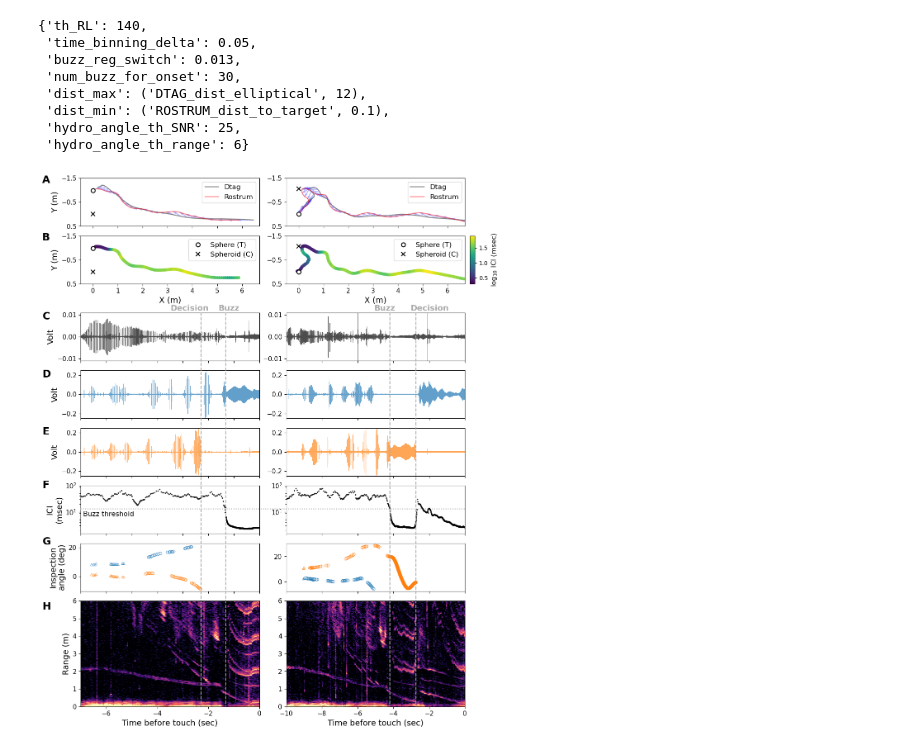
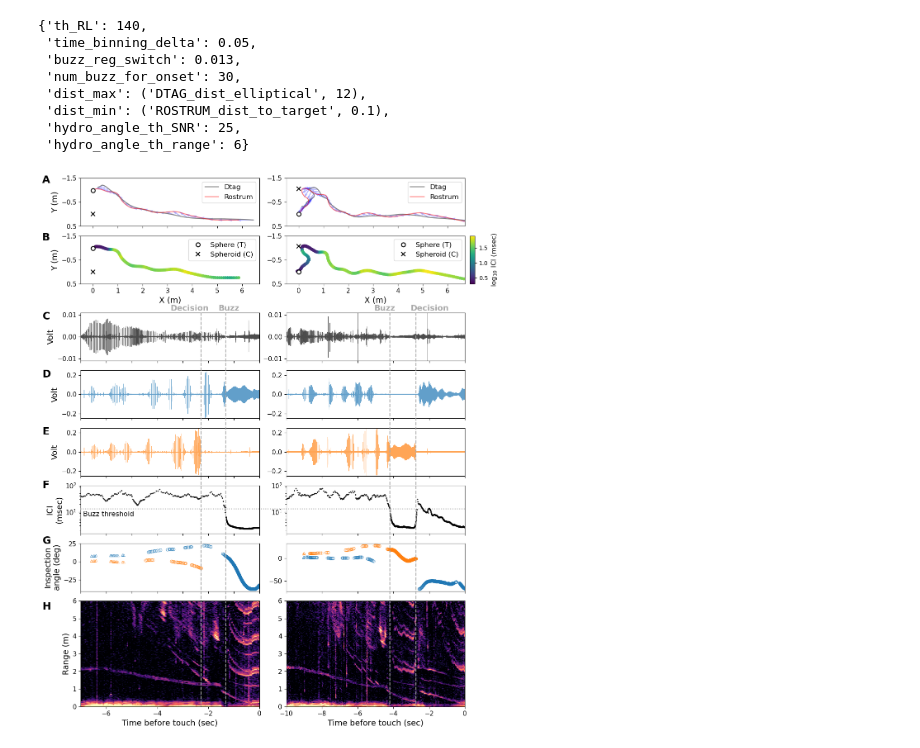
Before and after one commit to leewujung/porpoise_spheroid, a Jupyter notebook: notebooks_fig/fig_example_data.ipynb, the cells around one changed output. Saved outputs shown, nothing was run; the diff lists cells and outputs as text; code cells hidden in the pictures.

Commit message:
update example data fig

```diff
--- a/notebooks_fig/fig_example_data.ipynb
+++ b/notebooks_fig/fig_example_data.ipynb
@@ -33,12 +33,11 @@ raw_path = Path("../data_raw/")
 # %%
 output_path = data_path["main"] / "data_summary"
 
+tp_path = output_path / "trial_processor_object"  # TrialProcessor objects
 hydro_wav_path = data_path["main"] / "hydrophone/wav_filtered"  # filtered hydrophone wav files
-echogram_path = data_path["main"] / "echogram"  # echogram related files
-
-tp_path = output_path / "trial_processor_object"  # TrialProcessor objects
-
-marks_path = data_path["main"] / "echogram_mark"
+dtag_filtered_bpf_path = data_path["main"] / "dtag/dtag_split_wav_filtered_bpf"
+echogram_path = data_path["main"] / "echogram/batch_gen"
+marks_path = data_path["main"] / "echogram/echogram_mark"
 # %%
 fig_path = Path("../figs")
 if not fig_path.exists():
@@ -350,11 +349,9 @@ for col, trial_idx in enumerate([223, 196]):  # 223-M,TC1;  219-M,CT2
     # Select clicks to plot
     df_hydro_ch0 = df_hydro_ch0[
         (df_hydro_ch0["RL"] > MISC_PARAMS["th_RL"])
-        & (df_hydro_ch0["time_corrected"] < decision_time)
     ].copy()
     df_hydro_ch1 = df_hydro_ch1[
         (df_hydro_ch1["RL"] > MISC_PARAMS["th_RL"])
-        & (df_hydro_ch1["time_corrected"] < decision_time)
     ].copy()
     df_hydro_ch0.dropna(subset=["enso_angle"], inplace=True)
     df_hydro_ch1.dropna(subset=["enso_angle"], inplace=True)
@@ -371,15 +368,15 @@ for col, trial_idx in enumerate([223, 196]):  # 223-M,TC1;  219-M,CT2
     video_first_time.append(df_track["time_corrected"].values[0] - touch_time)
 
     # Echogram
-    dtag_file = list(echogram_path.glob(f"t{trial_idx}_*.wav"))[0]
+    dtag_file = list(dtag_filtered_bpf_path.glob(f"t{trial_idx:03d}_*.wav"))[0]
     dtag_fs, dtag_sig = wavfile.read(dtag_file)
     dtag_time = np.arange(len(dtag_sig)) / dtag_fs
 
-    hydro_file = list(hydro_wav_path.glob(f"t{trial_idx}_*.wav"))[0]
+    hydro_file = list(hydro_wav_path.glob(f"t{trial_idx:03d}_*.wav"))[0]
     hydro_fs, hydro_sig = wavfile.read(hydro_file)
     hydro_time = np.arange(hydro_sig.shape[0]) / hydro_fs
 
-    echogram_file = list(echogram_path.glob(f"t{trial_idx}_*.npz"))[0]
+    echogram_file = list(echogram_path.glob(f"t{trial_idx:03d}_*.npz"))[0]
     with np.load(echogram_file) as egram:
         echogram = egram["echogram"]
         echogram_animal_range = egram["animal_range"]
@@ -432,7 +429,6 @@ for seq in range(2):
 # xlim
 for seq in range(2):
     for axx in list(ax_all[seq].values())[2:-1]:  # do not adjust track panels
-#         axx.set_xlim(video_first_time[seq], 0)
         if seq == 0:
             axx.set_xlim(-7, 0)
         else:
@@ -467,32 +463,32 @@ ax_all[0]["ICI"].set_ylabel("ICI\n(msec)", fontsize=label_size)
 ax_all[0]["angle"].set_ylabel("Inspection\nangle (deg)", fontsize=label_size)
 ax_all[0]["echogram"].set_ylabel("Range (m)", fontsize=label_size)
 
 
 # Extra annotations
 ax_all[0]["ICI"].text(-6.9, 7, "Buzz threshold", fontsize=12)
 con3 = ConnectionPatch(
     xyA=(-7, 13),
     xyB=(-0, 13),
     coordsA="data", coordsB="data",
     axesA=ax_all[0]["ICI"], axesB=ax_all[1]["ICI"], color="darkgrey", ls=":", lw=1.5, capstyle="butt"
 )
 ax_all[1]["ICI"].add_artist(con3)
 
 
 # Panel labels
 panel_size = 18
 ax_all[0]["track"].text(-2.05, -1.3, "A", fontsize=panel_size, fontweight="bold")
 ax_all[0]["track_ICI"].text(-2.05, -1.3, "B", fontsize=panel_size, fontweight="bold")
 ax_all[0]["dtag"].text(-8.5, 0.008, "C", fontsize=panel_size, fontweight="bold")
 ax_all[0]["hydro0"].text(-8.5, 0.18, "D", fontsize=panel_size, fontweight="bold")
 ax_all[0]["hydro1"].text(-8.5, 0.18, "E", fontsize=panel_size, fontweight="bold")
 ax_all[0]["ICI"].text(-8.5, 80, "F", fontsize=panel_size, fontweight="bold")
-ax_all[0]["angle"].text(-8.5, 22, "G", fontsize=panel_size, fontweight="bold")
+ax_all[0]["angle"].text(-8.5, 25, "G", fontsize=panel_size, fontweight="bold")
 ax_all[0]["echogram"].text(-8.5, 5.5, "H", fontsize=panel_size, fontweight="bold")
 
 
 plt.show()
 
 fig.savefig(fig_path / "fig_example_data.png", dpi=300, bbox_inches="tight")
 # %% [output]
-[figure, old version]
+[figure, new version]
```
